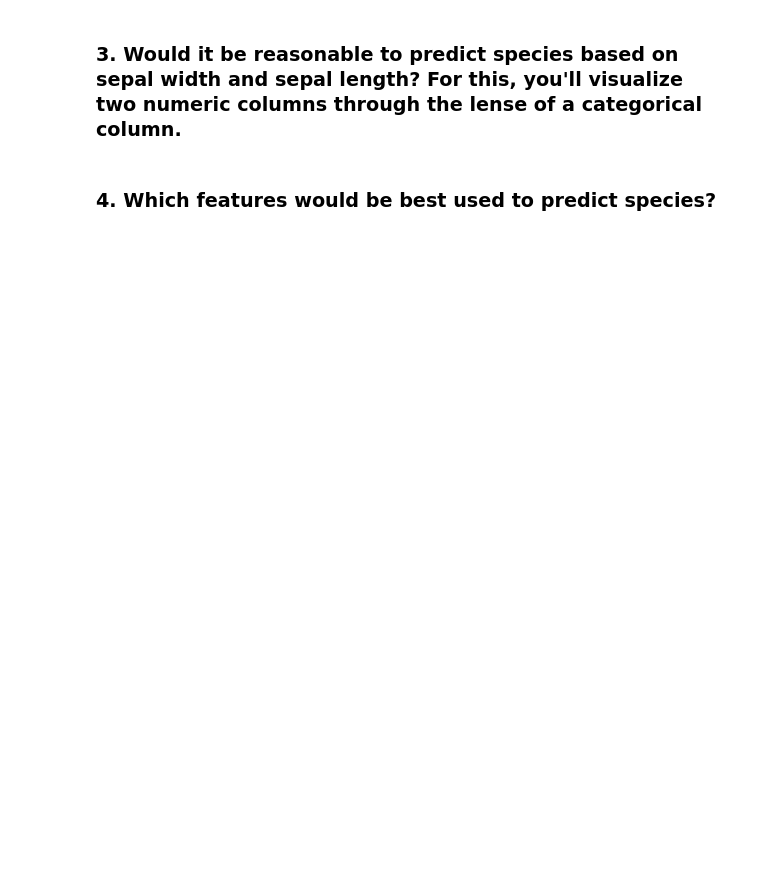
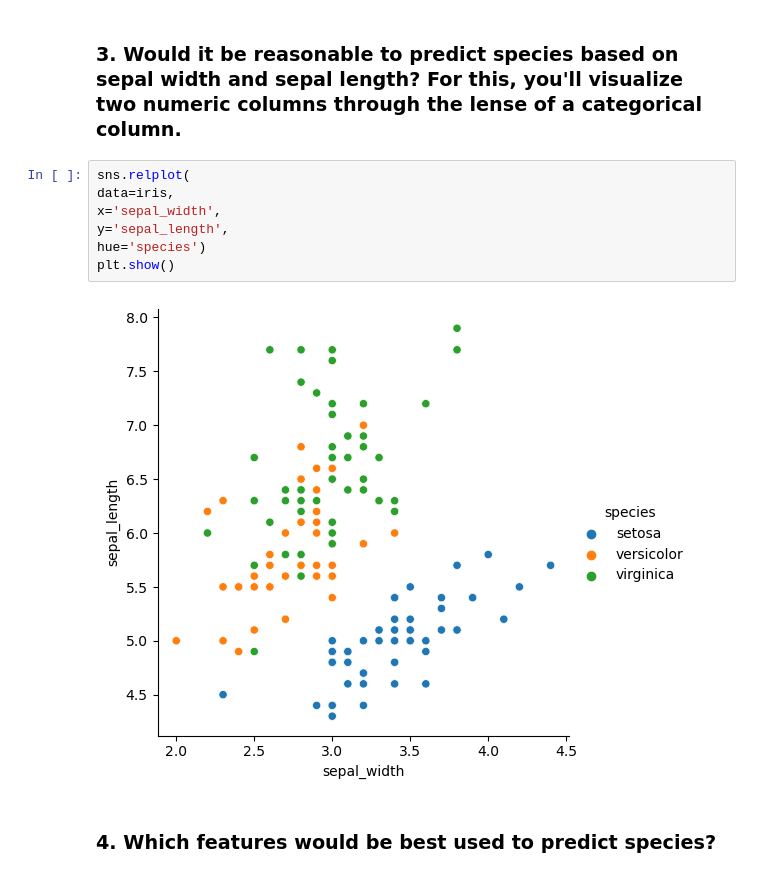
Before and after one commit to Jared-Wood135/numpy-pandas-visualization-exercises, a Jupyter notebook: seaborn_exercises.ipynb, the cells around one changed output. Drawn from its saved outputs; the diff is of its cells as text; blank space fills up the shorter version.

```diff
--- a/seaborn_exercises.ipynb
+++ b/seaborn_exercises.ipynb
@@ -11,4 +30,13 @@
 # %% [markdown]
 ### 3. Would it be reasonable to predict species based on sepal width and sepal length? For this, you'll visualize two numeric columns through the lense of a categorical column.
+# %%
+sns.relplot(
+data=iris,
+x='sepal_width',
+y='sepal_length',
+hue='species')
+plt.show()
+# %% [output]
+[figure, added]
 # %% [markdown]
 ### 4. Which features would be best used to predict species?
```
Also changed, not shown: parts of 6 cells of this notebook.
